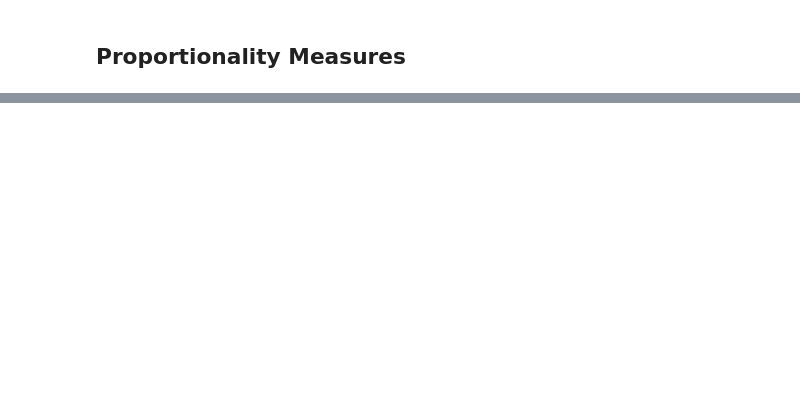
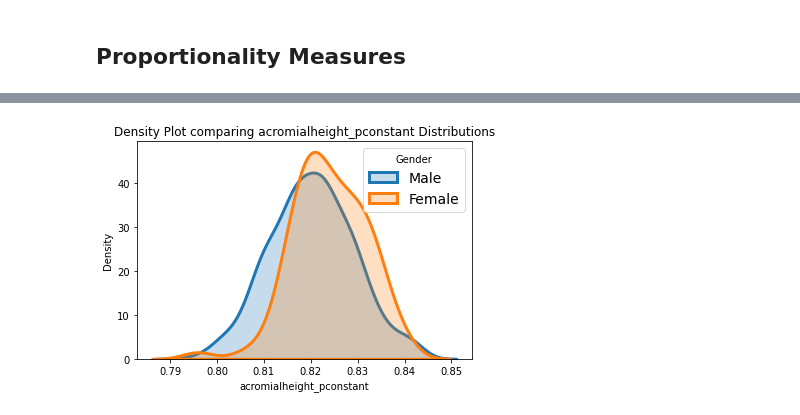
Before and after one commit to hkair/anthropometric-stats, a Jupyter notebook: analysis/ansur_analysis.ipynb, the cells around one changed output, grey strips where cells are left out. Saved outputs shown, nothing was run; the diff lists cells and outputs as text; code cells hidden in the pictures; blank space fills up the shorter version.

```diff
--- a/analysis/ansur_analysis.ipynb
+++ b/analysis/ansur_analysis.ipynb
@@ -538,0 +654,25 @@ plotDistribution('Weightlbs')
+# %%
+def proportionality_constants(df, stature="All", gender="Both", race="All"):
+    if gender == "Both":
+        if race != "All":
+            dff = df[df['DODRace'] == race_code[race]]
+        else:
+            dff = df.copy()
+    else:
+        if race != "All":
+            dff = df[(df['Gender'] == gender) & (df['DODRace'] == race_code[race])]
+        else:
+            dff = df[df['Gender'] == gender]
+
+    # Height
+    if stature != "All":
+        # returns the height between stature, stature+1 (in inches)
+        dff = dff[(dff["Heightin"] >= stature) & (dff["Heightin"] < stature+1)]
+
+    # Compute Constants
+    for col in dff.columns:
+        if col in body_measurements:
+            dff[col+"_pconstant"] = dff[col]/dff["stature"]
+    return dff
+# %%
+prop_df = proportionality_constants(df, 69, gender="Both", race="All")
@@ -538,0 +688,4 @@ plotDistribution('Weightlbs')
+# %%
+plotDistribution(prop_df, "acromialheight_pconstant")
+# %% [output]
+[figure, added]
```
Also changed, not shown: parts of 12 cells of this notebook, 1 other file.
